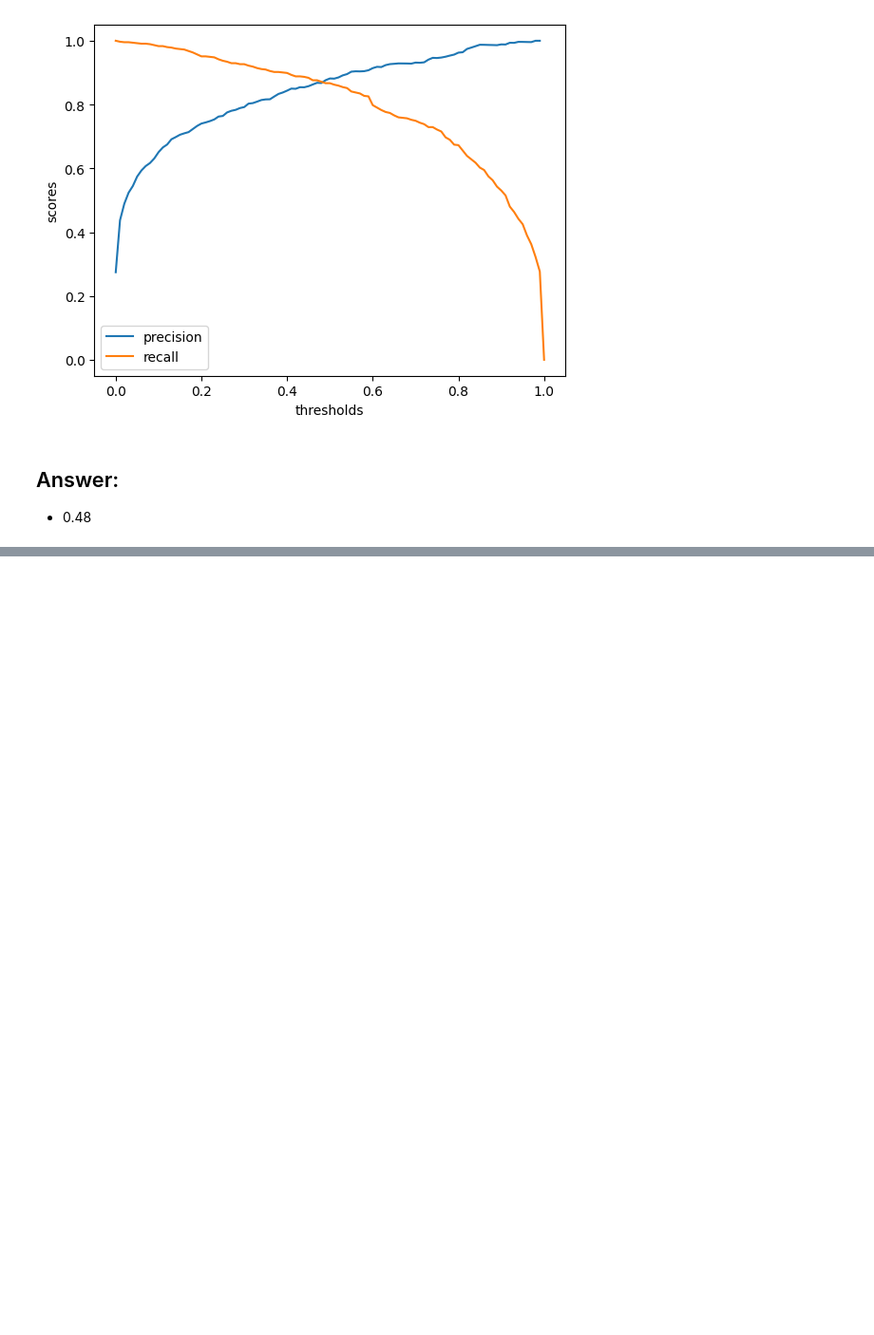
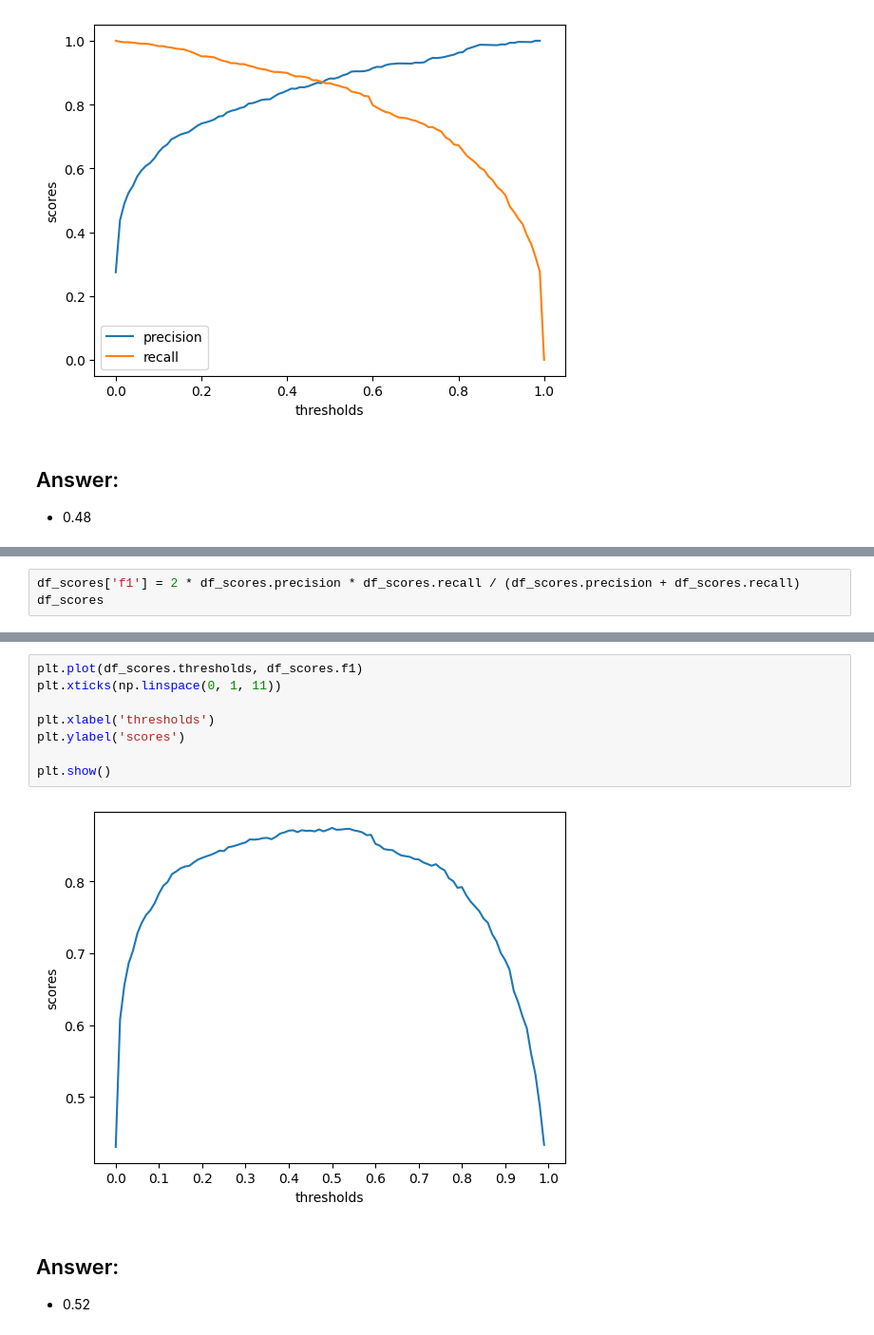
Before and after one commit to tmeach/ml_zoomcamp, a Jupyter notebook: 4. Evaluation Metrics for Classification/Homework week_4.ipynb, the cells around one changed output, grey strips where cells are left out. Shown at 95% size. Cells and saved outputs as stored; diff of their text form; blank space fills up the shorter version.

```diff
--- a/4. Evaluation Metrics for Classification/Homework 4 week.ipynb
+++ b/4. Evaluation Metrics for Classification/Homework week_4.ipynb
@@ -473,0 +493,3 @@ plt.show()
+# %%
+df_scores['f1'] = 2 * df_scores.precision * df_scores.recall / (df_scores.precision + df_scores.recall)
+df_scores
@@ -473,0 +510,14 @@ plt.show()
+# %%
+plt.plot(df_scores.thresholds, df_scores.f1)
+plt.xticks(np.linspace(0, 1, 11))
+
+plt.xlabel('thresholds')
+plt.ylabel('scores')
+
+plt.show()
+# %% [output]
+[figure, added]
+# %% [markdown]
+## Answer:
+
+- 0.52
```
Also changed, not shown: parts of 13 cells of this notebook.
